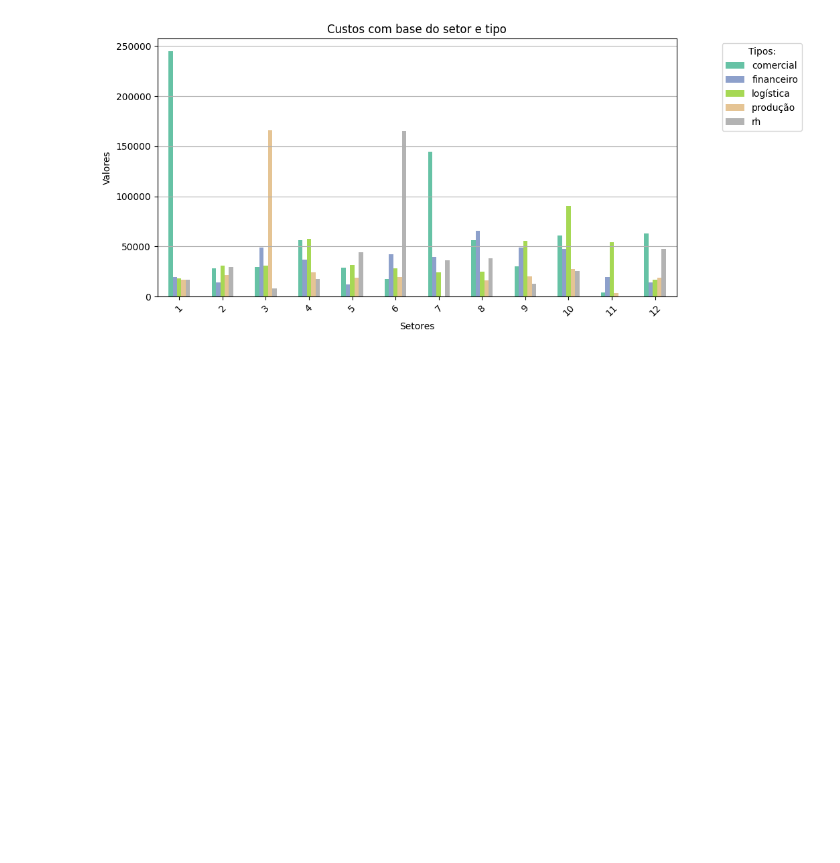
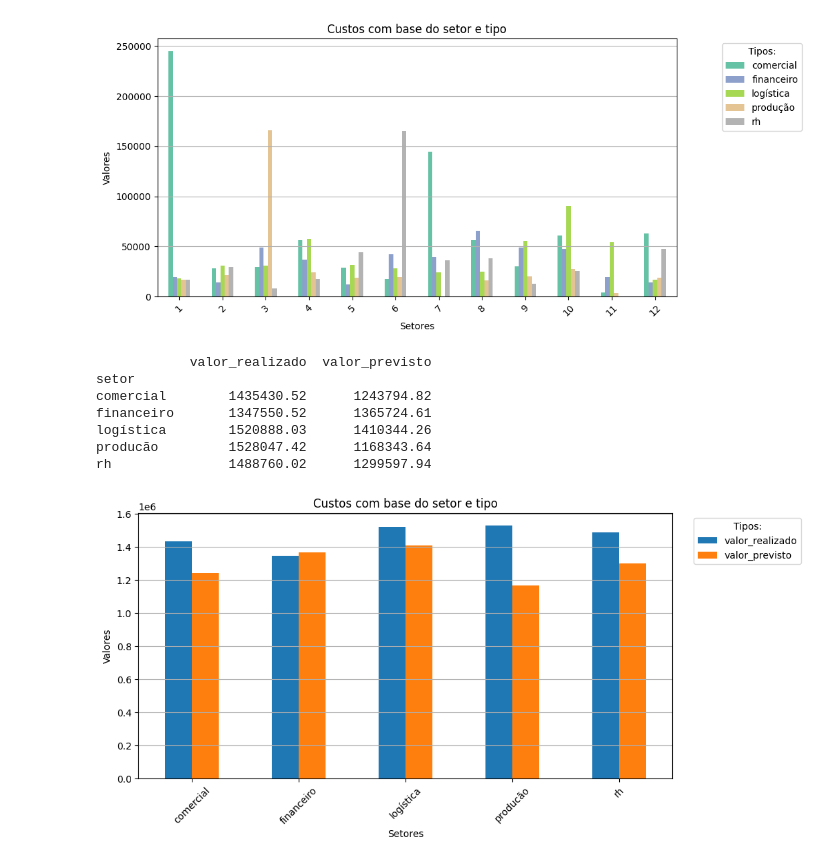
Before and after one commit to joaopbg06/hackton_exercicio, a Jupyter notebook: analise.ipynb, the cells around one changed output. Cells and saved outputs as stored; diff of their text form; code cells hidden in the pictures; blank space fills up the shorter version.

```diff
--- a/analise.ipynb
+++ b/analise.ipynb
@@ -139,3 +139,23 @@ mensal
 11        4004.41    19851.48   54005.23    3302.72       0.00
 12       63066.88    14224.73   17124.16   18719.07   47628.58
 [figure]
+# %%
+valores_orcamento_por_setor = df_orcamentos.groupby('setor')[['valor_realizado', 'valor_previsto']].sum()
+print(valores_orcamento_por_setor)
+valores_orcamento_por_setor.plot(kind='bar',figsize=(10,5))
+plt.title('Custos com base do setor e tipo')
+plt.xlabel('Setores')
+plt.ylabel('Valores')
+plt.legend(title = "Tipos:",loc='upper right', bbox_to_anchor=(1.25, 1) )
+plt.xticks(rotation=45)
+plt.grid(axis= 'y')
+plt.show()
+# %% [output]
+            valor_realizado  valor_previsto
+setor
+comercial        1435430.52      1243794.82
+financeiro       1347550.52      1365724.61
+logística        1520888.03      1410344.26
+producão         1528047.42      1168343.64
+rh               1488760.02      1299597.94
+[figure, added]
```
Also changed, not shown: parts of 3 cells of this notebook, 4 other files.
